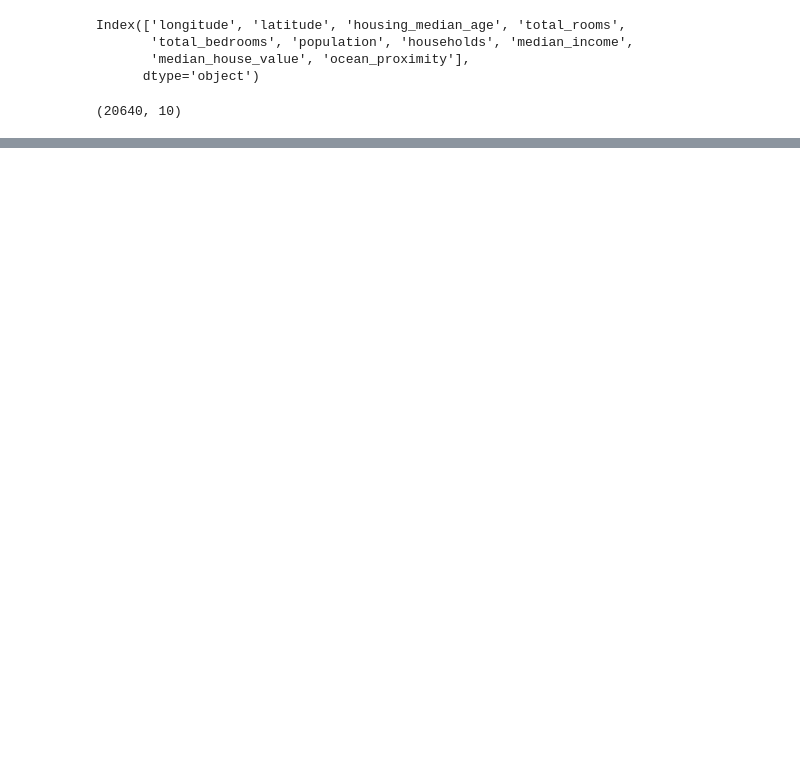
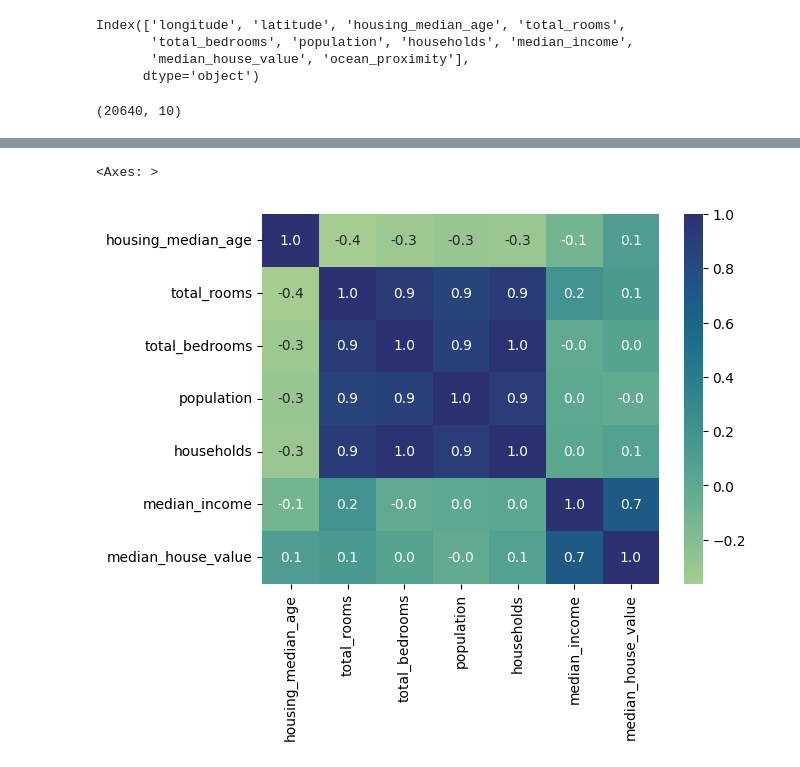
Before and after one commit to 88alexinho/california_house, a Jupyter notebook: california_h.ipynb, the cells around one changed output, grey strips where cells are left out. Saved outputs shown, nothing was run; the diff lists cells and outputs as text; code cells hidden in the pictures; blank space fills up the shorter version.

Commit message:
add corr graps

```diff
--- a/california_h.ipynb
+++ b/california_h.ipynb
@@ -67,2 +72,2 @@ KeyError: "['ocean_proximity'] not found in axis"
 # %%
-sns.heatmap(df)
+df = df.drop(['longitude','latitude','ocean_proximity'], axis = 1)
@@ -70,0 +83,5 @@ ValueError: could not convert string to float: 'NEAR BAY'
+# %%
+sns.heatmap(df.corr(),annot=True,cmap="crest",fmt=".1f")
+# %% [output]
+<Axes: >
+[figure, added]
```
Also changed, not shown: parts of 3 cells of this notebook.
